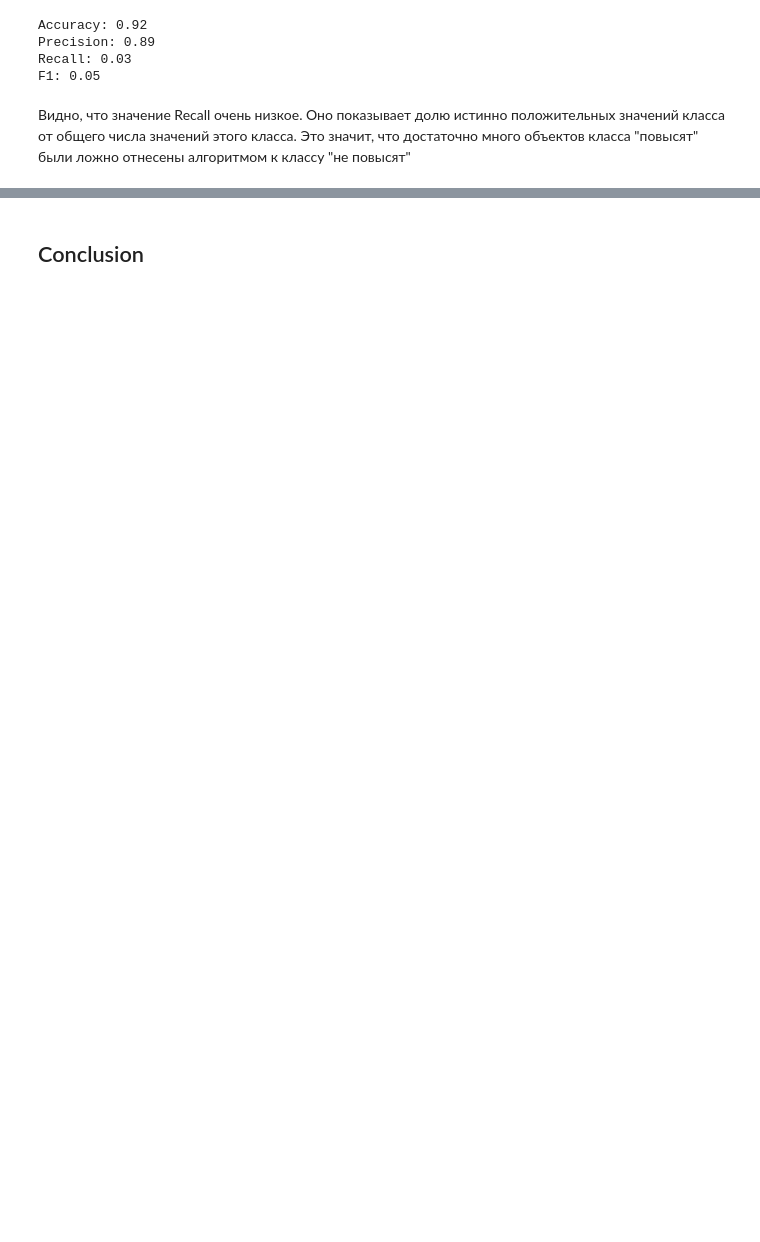
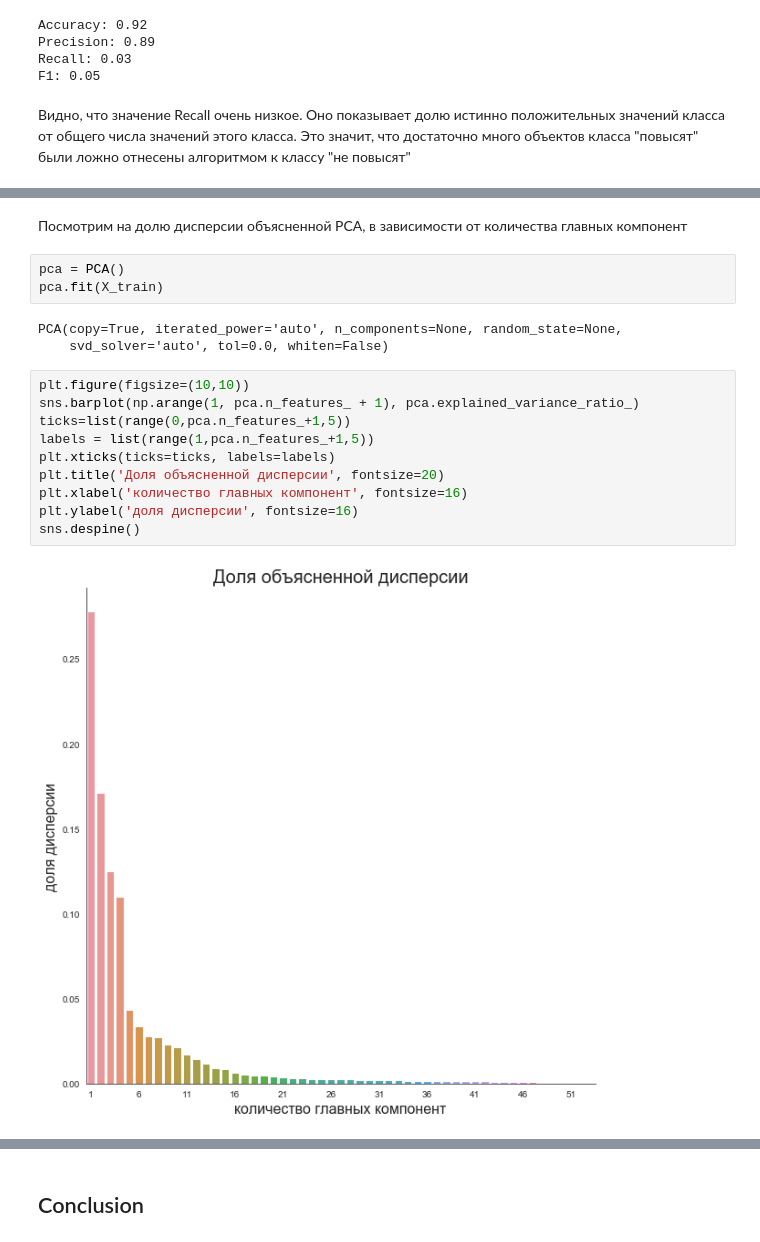
Before and after one commit to kirillProkofiev/ML_homework, a Jupyter notebook: HR_analysis.ipynb, the cells around one changed output, grey strips where cells are left out. Drawn from its saved outputs; the diff is of its cells as text; blank space fills up the shorter version.

```diff
--- a/HR_analysis.ipynb
+++ b/HR_analysis.ipynb
@@ -624,0 +670,20 @@ F1: 0.05
+# %% [markdown]
+Посмотрим на долю дисперсии объясненной PCA, в зависимости от количества главных компонент
+# %%
+pca = PCA()
+pca.fit(X_train)
+# %% [output]
+PCA(copy=True, iterated_power='auto', n_components=None, random_state=None,
+    svd_solver='auto', tol=0.0, whiten=False)
+# %%
+plt.figure(figsize=(10,10))
+sns.barplot(np.arange(1, pca.n_features_ + 1), pca.explained_variance_ratio_)
+ticks=list(range(0,pca.n_features_+1,5))
+labels = list(range(1,pca.n_features_+1,5))
+plt.xticks(ticks=ticks, labels=labels)
+plt.title('Доля объясненной дисперсии', fontsize=20)
+plt.xlabel('количество главных компонент', fontsize=16)
+plt.ylabel('доля дисперсии', fontsize=16)
+sns.despine()
+# %% [output]
+[figure, added]
```
Also changed, not shown: parts of 22 cells of this notebook, 6 other files.
